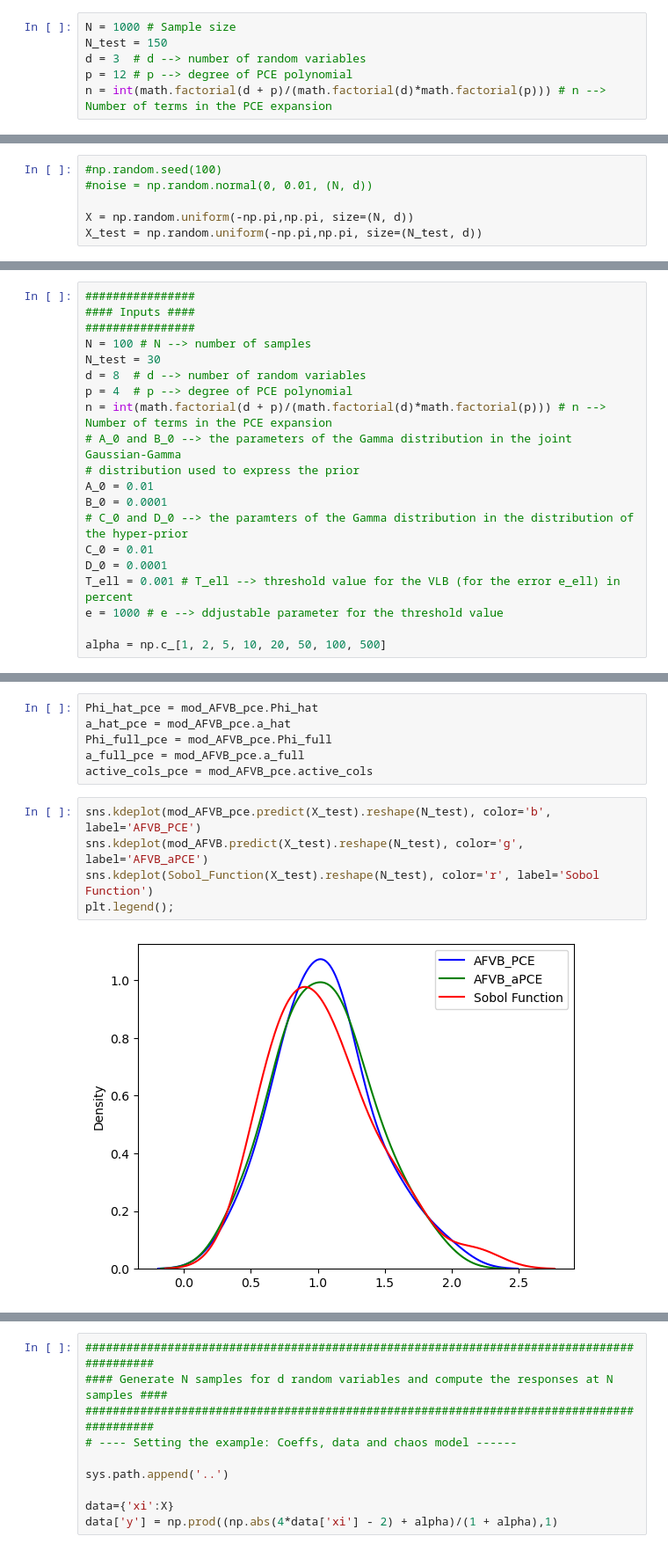
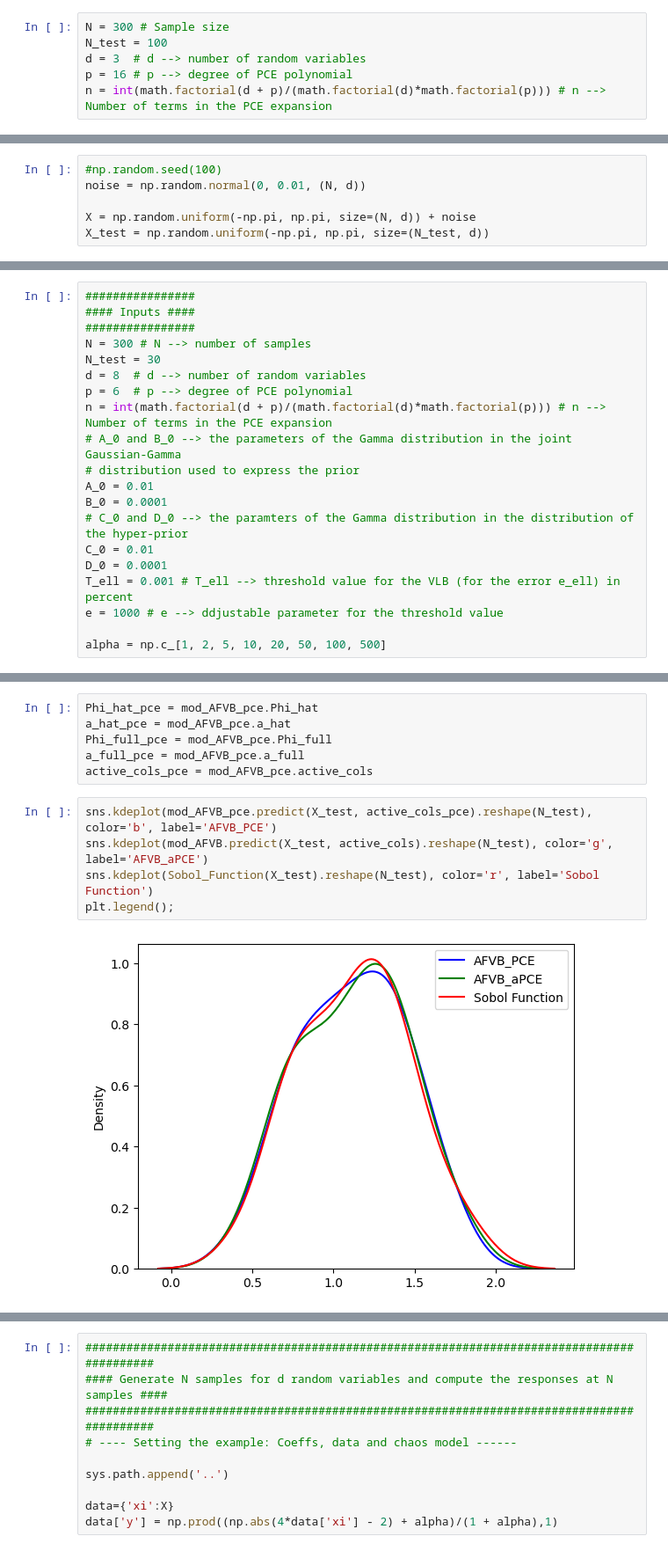
Before and after one commit to IsabelCoronaGuevara/CUDenver-Thesis, a Jupyter notebook: aPCE_PCE_Toy_Examples.ipynb, the cells around one changed output, grey strips where cells are left out. Shown at 88% size. Drawn from its saved outputs; the diff is of its cells as text.

```diff
--- a/aPCE_PCE_Toy_Examples.ipynb
+++ b/aPCE_PCE_Toy_Examples.ipynb
@@ -29,19 +16,19 @@ from VRVM_PCE import *
 # %% [markdown]
 ## Ishigami Function
 # %%
-N = 1000 # Sample size
-N_test = 150
+N = 300 # Sample size
+N_test = 100
 d = 3  # d --> number of random variables
-p = 12 # p --> degree of PCE polynomial
+p = 16 # p --> degree of PCE polynomial
 n = int(math.factorial(d + p)/(math.factorial(d)*math.factorial(p))) # n --> Number of terms in the PCE expansion
 # %% [markdown]
 ### Data
 # %%
 #np.random.seed(100)
-#noise = np.random.normal(0, 0.01, (N, d))
+noise = np.random.normal(0, 0.01, (N, d))
 
-X = np.random.uniform(-np.pi,np.pi, size=(N, d))
-X_test = np.random.uniform(-np.pi,np.pi, size=(N_test, d))
+X = np.random.uniform(-np.pi, np.pi, size=(N, d)) + noise
+X_test = np.random.uniform(-np.pi, np.pi, size=(N_test, d))
 # %%
 def multivariate_pce_index(d, max_deg):
     """
@@ -715,10 +615,10 @@ where $\xi_i$ are independent random variables uniformly distributed over $[0,1]
 ################
 #### Inputs ####
 ################
-N = 100 # N --> number of samples
+N = 300 # N --> number of samples
 N_test = 30
 d = 8  # d --> number of random variables
-p = 4  # p --> degree of PCE polynomial
+p = 6  # p --> degree of PCE polynomial
 n = int(math.factorial(d + p)/(math.factorial(d)*math.factorial(p))) # n --> Number of terms in the PCE expansion
 # A_0 and B_0 --> the parameters of the Gamma distribution in the joint Gaussian-Gamma
 # distribution used to express the prior
@@ -794,9 +698,9 @@ Phi_full_pce = mod_AFVB_pce.Phi_full
 a_full_pce = mod_AFVB_pce.a_full
 active_cols_pce = mod_AFVB_pce.active_cols
 # %%
-sns.kdeplot(mod_AFVB_pce.predict(X_test).reshape(N_test), color='b', label='AFVB_PCE')
-sns.kdeplot(mod_AFVB.predict(X_test).reshape(N_test), color='g', label='AFVB_aPCE')
+sns.kdeplot(mod_AFVB_pce.predict(X_test, active_cols_pce).reshape(N_test), color='b', label='AFVB_PCE')
+sns.kdeplot(mod_AFVB.predict(X_test, active_cols).reshape(N_test), color='g', label='AFVB_aPCE')
 sns.kdeplot(Sobol_Function(X_test).reshape(N_test), color='r', label='Sobol Function')
 plt.legend();
 # %% [output]
-[figure, old version]
+[figure, new version]
```
Also changed, not shown: parts of 87 cells of this notebook.
